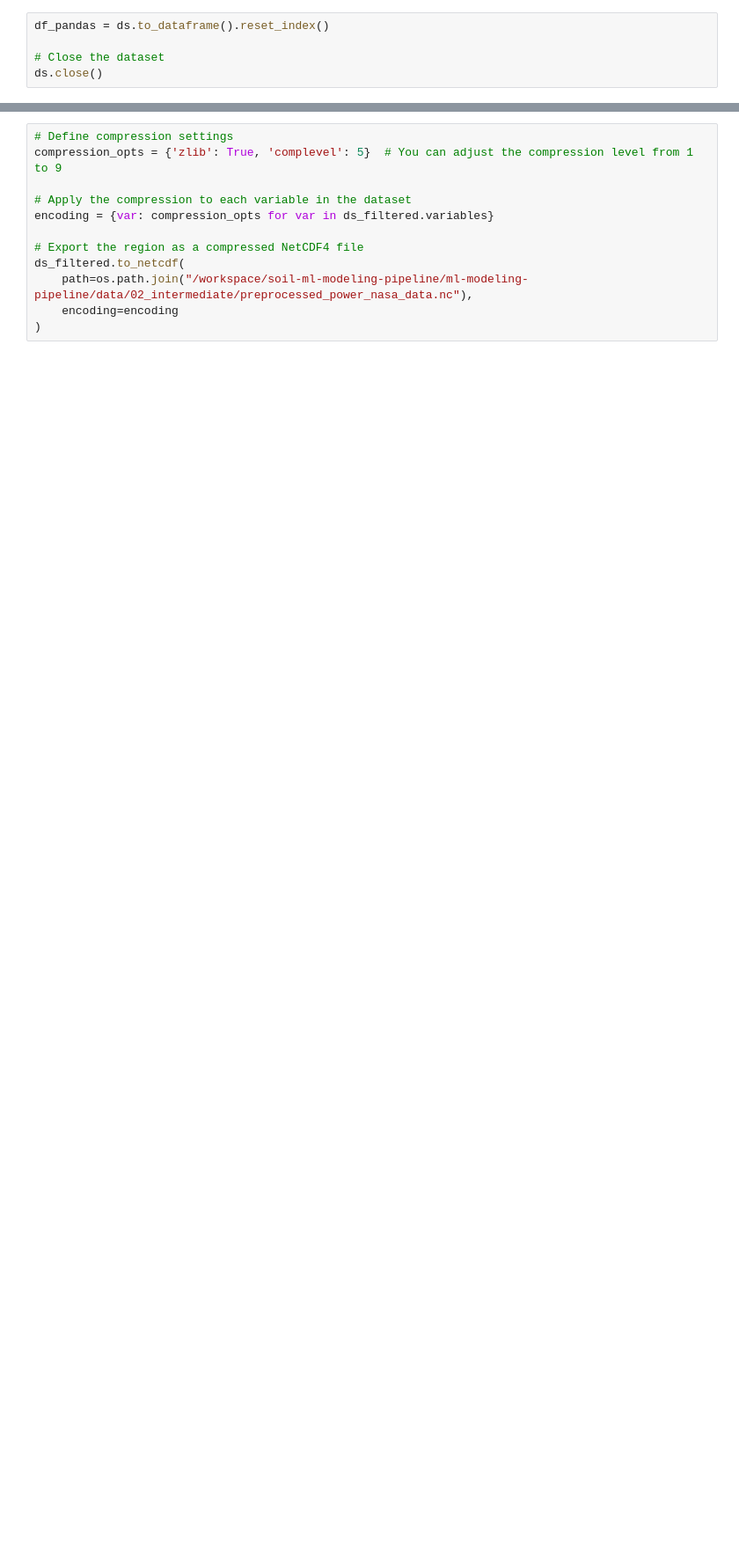
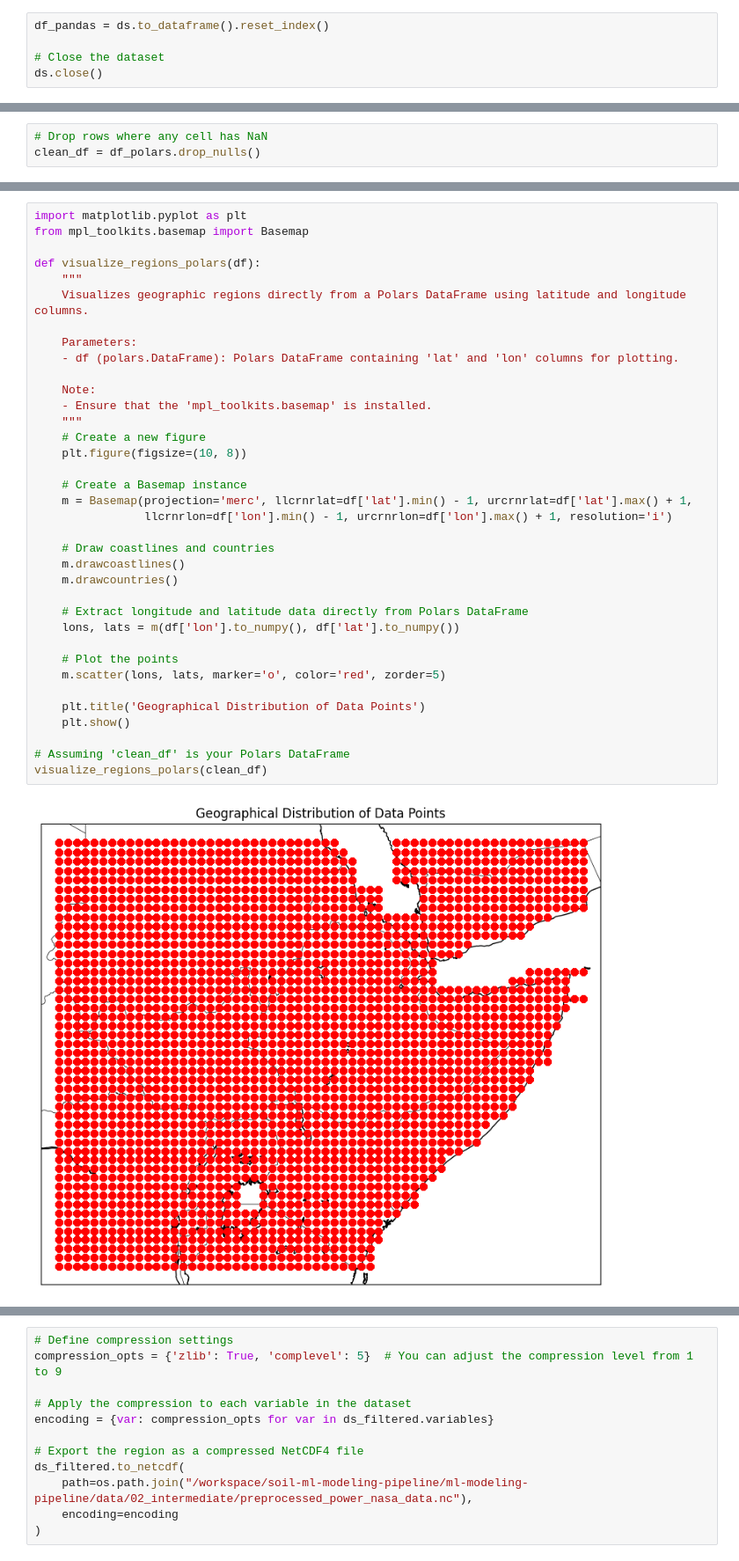
Before and after one commit to AdamPrzychodniPrivate/soil-water-forecasting, a Jupyter notebook: ml-modeling-pipeline/notebooks/2. data_preprocessing.ipynb, the cells around one changed output, grey strips where cells are left out. Shown at 88% size. Drawn from its saved outputs; the diff is of its cells as text; blank space fills up the shorter version.

Commit message:
update 2. data_processing.ipynb

```diff
--- a/ml-modeling-pipeline/notebooks/2. data_preprocessing.ipynb
+++ b/ml-modeling-pipeline/notebooks/2. data_preprocessing.ipynb
@@ -473,0 +137,3 @@ Enhanced Solar Radiation Measurement: ALLSKY_SFC_SW_DWN provides a more detailed
+# %%
+# Drop rows where any cell has NaN
+clean_df = df_polars.drop_nulls()
@@ -473,0 +165,38 @@ Enhanced Solar Radiation Measurement: ALLSKY_SFC_SW_DWN provides a more detailed
+# %%
+import matplotlib.pyplot as plt
+from mpl_toolkits.basemap import Basemap
+
+def visualize_regions_polars(df):
+    """
+    Visualizes geographic regions directly from a Polars DataFrame using latitude and longitude columns.
+
+    Parameters:
+    - df (polars.DataFrame): Polars DataFrame containing 'lat' and 'lon' columns for plotting.
+
+    Note:
+    - Ensure that the 'mpl_toolkits.basemap' is installed.
+    """
+    # Create a new figure
+    plt.figure(figsize=(10, 8))
+
+    # Create a Basemap instance
+    m = Basemap(projection='merc', llcrnrlat=df['lat'].min() - 1, urcrnrlat=df['lat'].max() + 1,
+                llcrnrlon=df['lon'].min() - 1, urcrnrlon=df['lon'].max() + 1, resolution='i')
+
+    # Draw coastlines and countries
+    m.drawcoastlines()
+    m.drawcountries()
+
+    # Extract longitude and latitude data directly from Polars DataFrame
+    lons, lats = m(df['lon'].to_numpy(), df['lat'].to_numpy())
+
+    # Plot the points
+    m.scatter(lons, lats, marker='o', color='red', zorder=5)
+
+    plt.title('Geographical Distribution of Data Points')
+    plt.show()
+
+# Assuming 'clean_df' is your Polars DataFrame
+visualize_regions_polars(clean_df)
+# %% [output]
+[figure, added]
```
Also changed, not shown: parts of 51 cells of this notebook.
